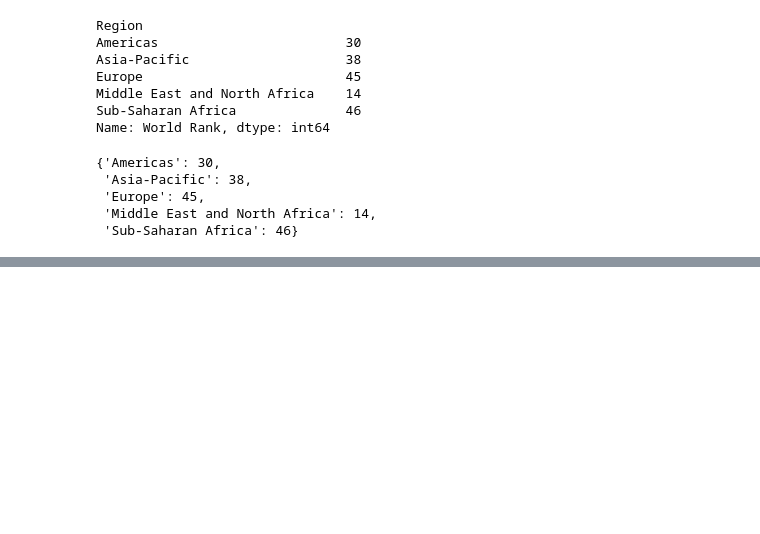
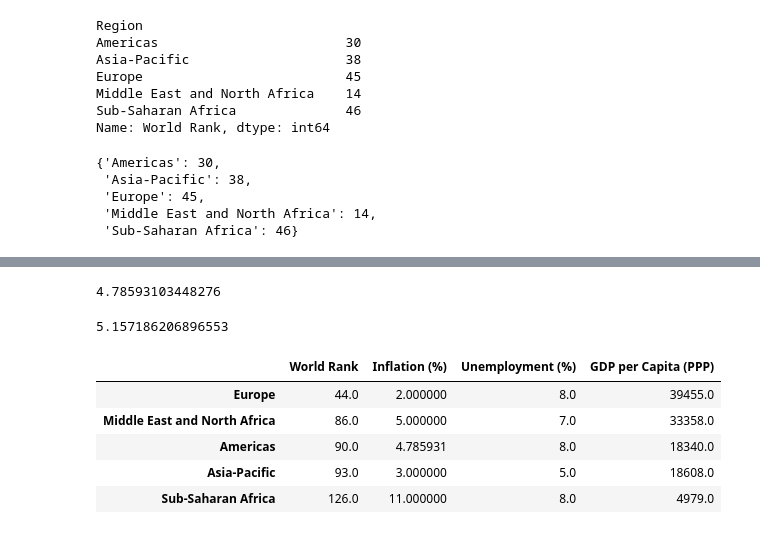
Before and after one commit to IgorComune/HeritageFoundation, a Jupyter notebook: Heritage Foundation Index.ipynb, the cells around one changed output, grey strips where cells are left out. Cells and saved outputs as stored; diff of their text form; code cells hidden in the pictures; blank space fills up the shorter version.

```diff
--- a/Heritage Foundation Index.ipynb
+++ b/Heritage Foundation Index.ipynb
@@ -183,0 +268,4 @@ up no github
+# %%
+#sorting values by inflation and bringing only inflation by country name
+americas_inflation = df_americas.sort_values('Inflation (%)', ascending=False)['Inflation (%)']
+americas_inflation
@@ -183,0 +290,23 @@ up no github
+# %%
+#excluding the Venezuela outlier value
+americas_inflation.drop('Venezuela',inplace=True)
+# %%
+#americas inflation average without Venezuela.
+americas_inflation.mean()
+# %% [output]
+4.78593103448276
+# %%
+df1_transposed['Inflation (%)'][2] = americas_inflation.mean()
+# %%
+df1_transposed['Inflation (%)'].mean()
+# %% [output]
+5.157186206896553
+# %%
+df1_transposed
+# %% [output]
+|  | World Rank | Inflation (%) | Unemployment (%) | GDP per Capita (PPP) |
+| Europe | 44.0 | 2.000000 | 8.0 | 39455.0 |
+| Middle East and North Africa | 86.0 | 5.000000 | 7.0 | 33358.0 |
+| Americas | 90.0 | 4.785931 | 8.0 | 18340.0 |
+| Asia-Pacific | 93.0 | 3.000000 | 5.0 | 18608.0 |
+| Sub-Saharan Africa | 126.0 | 11.000000 | 8.0 | 4979.0 |
```
Also changed, not shown: parts of 15 cells of this notebook, 1 other file.
